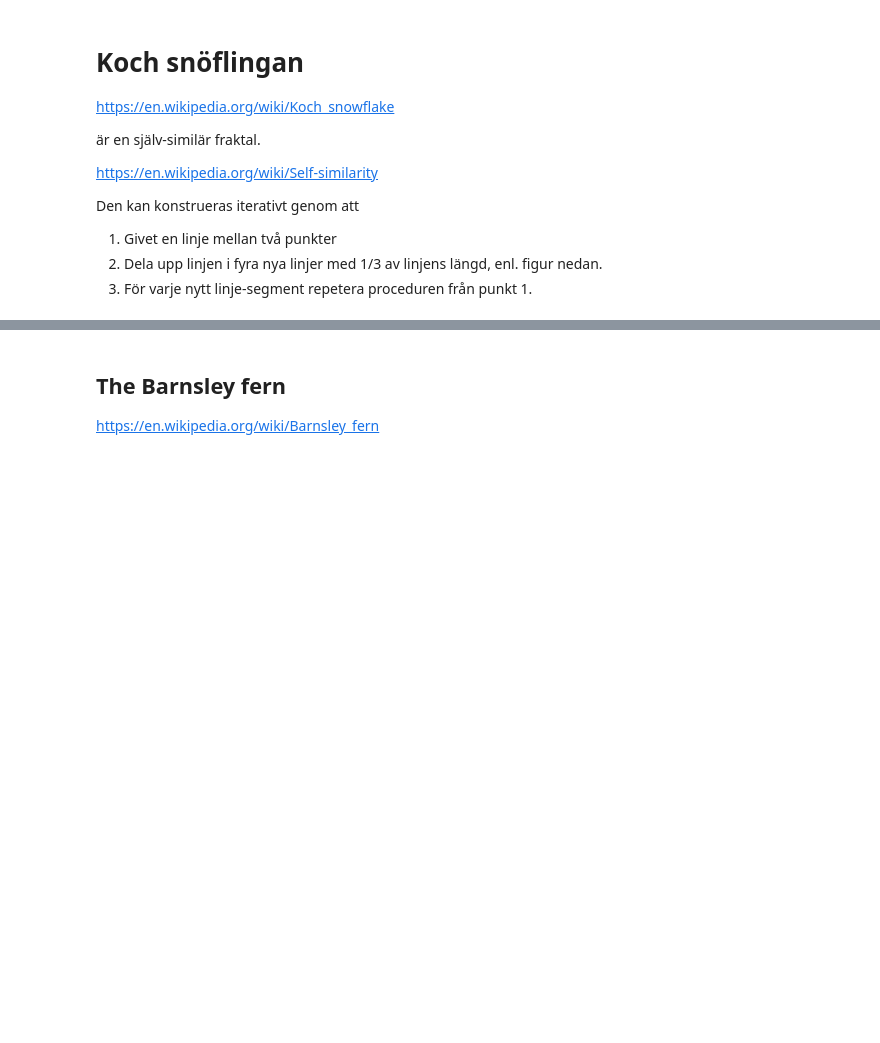
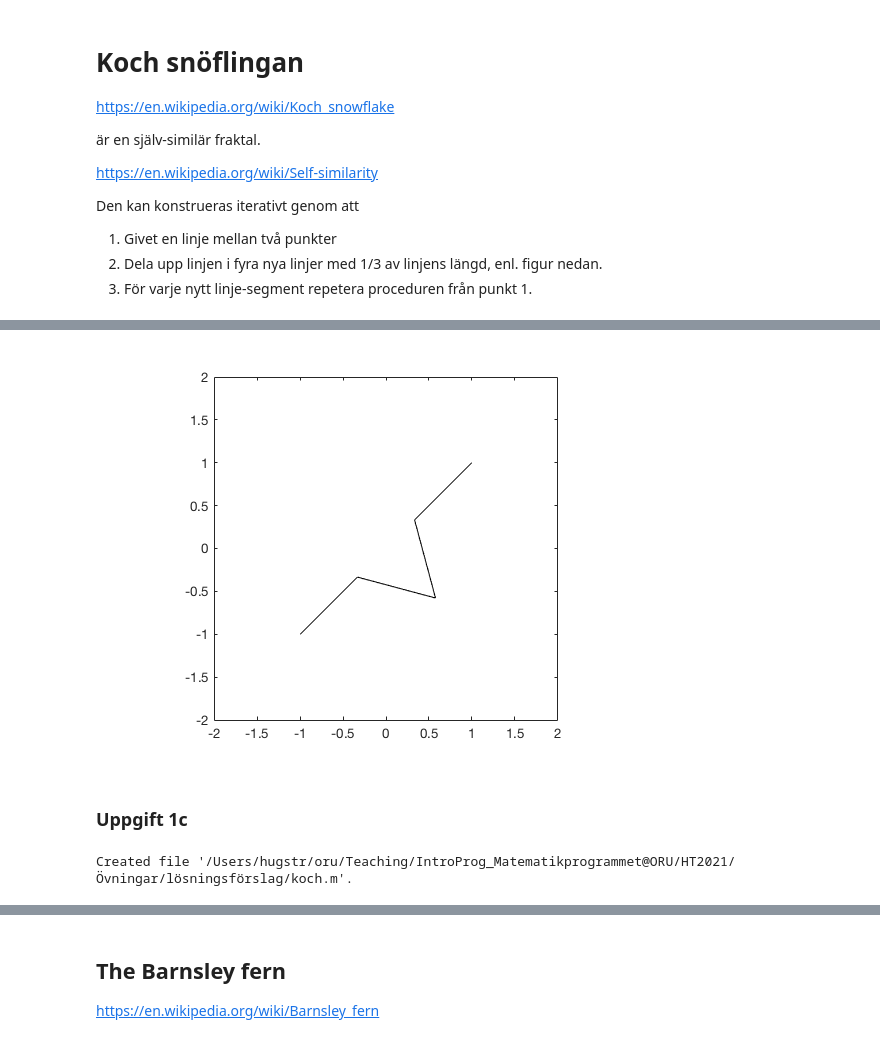
Before and after one commit to HugoStrand/matlab-intro, a Jupyter notebook: Övningar/lösningsförslag/Övning4_Lösningsförslag.ipynb, the cells around one changed output, grey strips where cells are left out. Cells and saved outputs as stored; diff of their text form; code cells hidden in the pictures; blank space fills up the shorter version.

```diff
--- a/Övningar/lösningsförslag/Övning4_Lösningsförslag.ipynb
+++ b/Övningar/lösningsförslag/Övning4_Lösningsförslag.ipynb
@@ -157,0 +83,28 @@ axis('off')
+# %%
+v_start = [[-1, -1] ; [+1, +1]]';
+
+v = koch_step(v_start);
+x = v(1, :); y = v(2, :);
+
+plot(x, y, '-k')
+xlim([-2, 2]); ylim([-2, 2]); axis('square');
+# %% [output]
+[figure, added]
+# %% [markdown]
+### Uppgift 1c
+# %%
+%%file koch.m
+
+function v = koch(v_start, steps)
+
+v = v_start;
+
+R = [0, -1; 1, 0]; % Rotation matrix
+
+for i = 1:steps
+    v = koch_step(v);
+end
+
+end
+# %% [output]
+Created file '/Users/hugstr/oru/Teaching/IntroProg_Matematikprogrammet@ORU/HT2021/Övningar/lösningsförslag/koch.m'.
```
Also changed, not shown: parts of 20 cells of this notebook.
